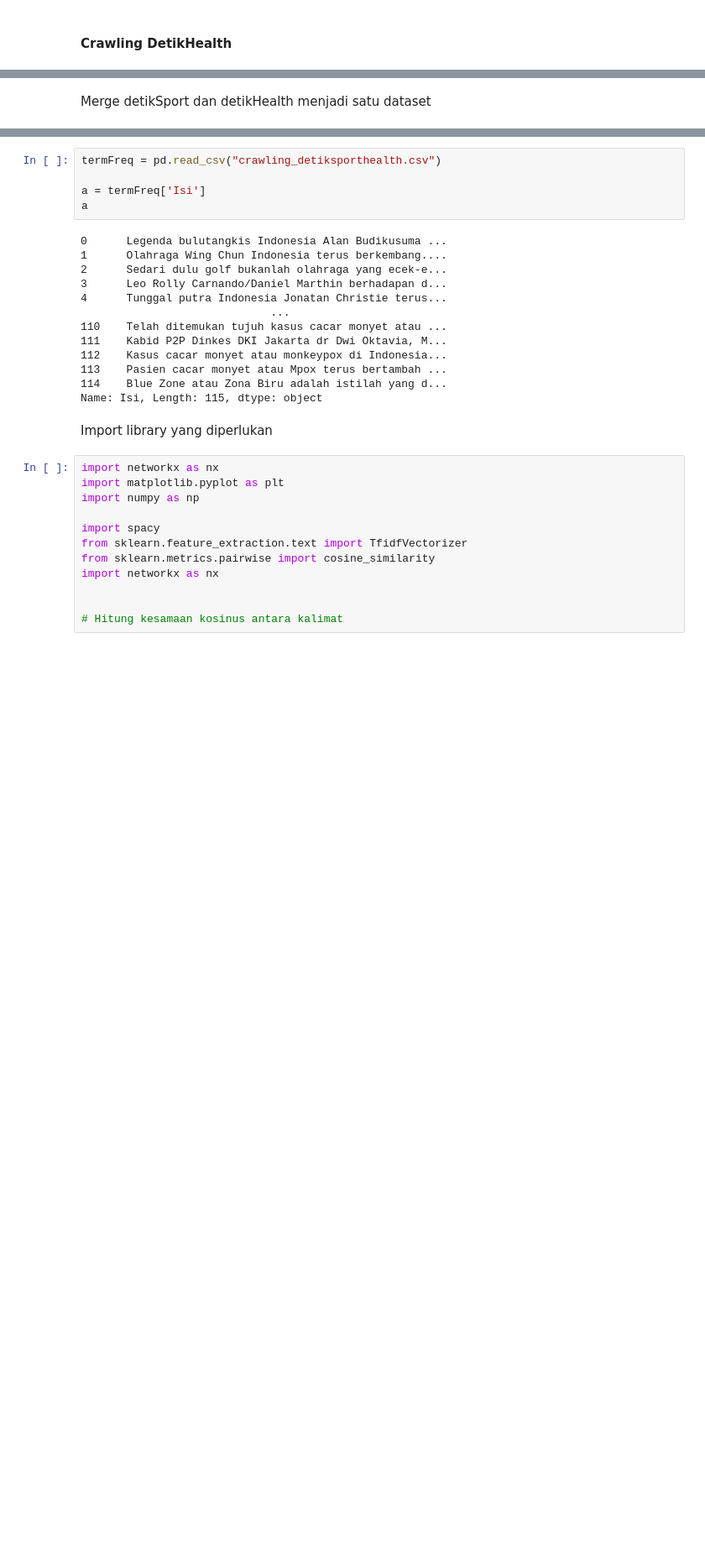
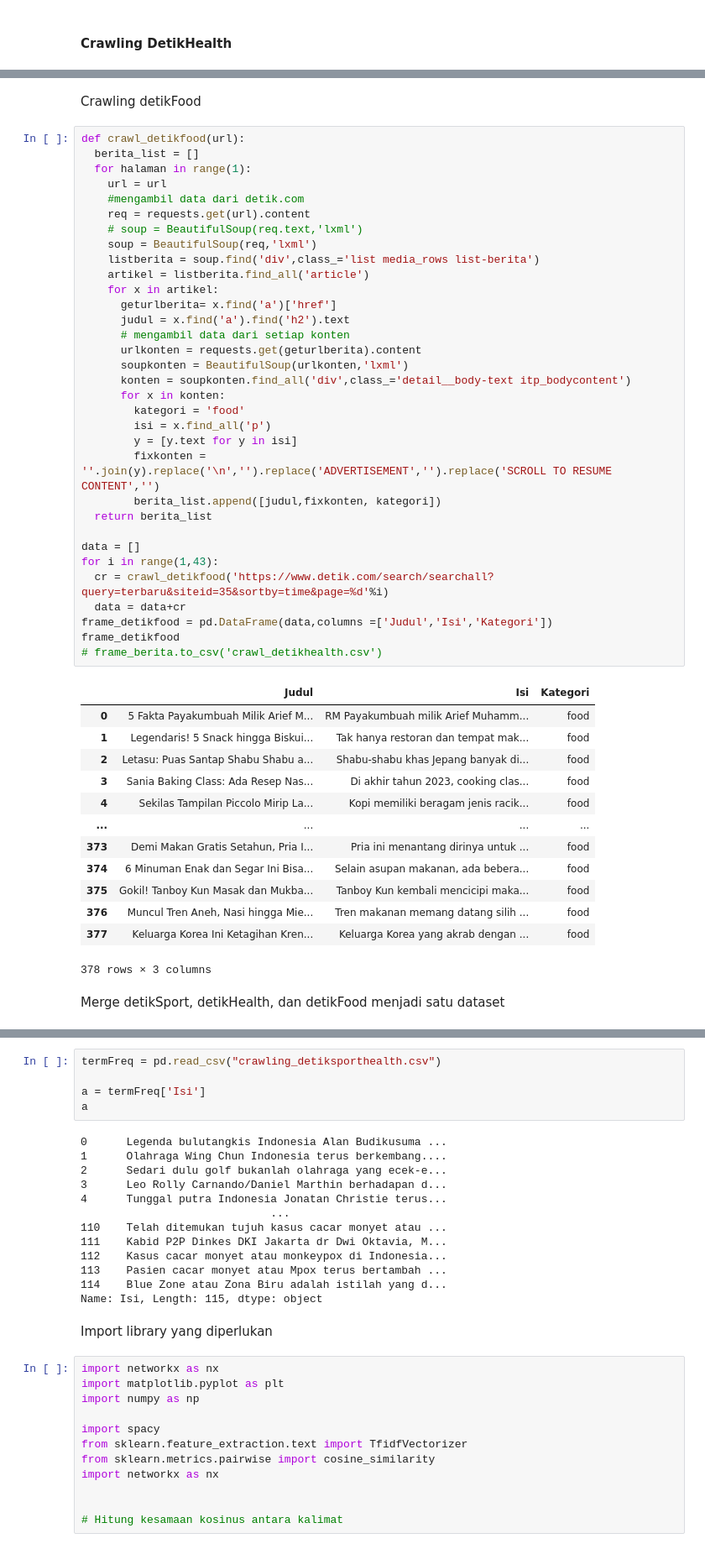
Before and after one commit to ahmadfaikh/jupyter, a Jupyter notebook: _build/jupyter_execute/crawl_detik_fix.ipynb, the cells around one changed output, grey strips where cells are left out. Shown at 84% size. Cells and saved outputs as stored; diff of their text form; blank space fills up the shorter version.

```diff
--- a/_build/jupyter_execute/crawl_detik_fix.ipynb
+++ b/_build/jupyter_execute/crawl_detik_fix.ipynb
@@ -125,3 +103,52 @@ frame_detikhealth
+# %% [markdown]
+Crawling detikFood
+# %%
+def crawl_detikfood(url):
+  berita_list = []
+  for halaman in range(1):
+    url = url
+    #mengambil data dari detik.com
+    req = requests.get(url).content
+    # soup = BeautifulSoup(req.text,'lxml')
+    soup = BeautifulSoup(req,'lxml')
+    listberita = soup.find('div',class_='list media_rows list-berita')
+    artikel = listberita.find_all('article')
+    for x in artikel:
+      geturlberita= x.find('a')['href']
+      judul = x.find('a').find('h2').text
+      # mengambil data dari setiap konten
+      urlkonten = requests.get(geturlberita).content
+      soupkonten = BeautifulSoup(urlkonten,'lxml')
+      konten = soupkonten.find_all('div',class_='detail__body-text itp_bodycontent')
+      for x in konten:
+        kategori = 'food'
+        isi = x.find_all('p')
+        y = [y.text for y in isi]
+        fixkonten = ''.join(y).replace('\n','').replace('ADVERTISEMENT','').replace('SCROLL TO RESUME CONTENT','')
+        berita_list.append([judul,fixkonten, kategori])
+  return berita_list
+
+data = []
+for i in range(1,43):
+  cr = crawl_detikfood('https://www.detik.com/search/searchall?query=terbaru&siteid=35&sortby=time&page=%d'%i)
+  data = data+cr
+frame_detikfood = pd.DataFrame(data,columns =['Judul','Isi','Kategori'])
+frame_detikfood
+# frame_berita.to_csv('crawl_detikhealth.csv')
+# %% [output]
+|  | Judul | Isi | Kategori |
+| 0 | 5 Fakta Payakumbuah Milik Arief M... | RM Payakumbuah milik Arief Muhamm... | food |
+| 1 | Legendaris! 5 Snack hingga Biskui... | Tak hanya restoran dan tempat mak... | food |
+| 2 | Letasu: Puas Santap Shabu Shabu a... | Shabu-shabu khas Jepang banyak di... | food |
+| 3 | Sania Baking Class: Ada Resep Nas... | Di akhir tahun 2023, cooking clas... | food |
+| 4 | Sekilas Tampilan Piccolo Mirip La... | Kopi memiliki beragam jenis racik... | food |
+| ... | ... | ... | ... |
+| 373 | Demi Makan Gratis Setahun, Pria I... | Pria ini menantang dirinya untuk ... | food |
+| 374 | 6 Minuman Enak dan Segar Ini Bisa... | Selain asupan makanan, ada bebera... | food |
+| 375 | Gokil! Tanboy Kun Masak dan Mukba... | Tanboy Kun kembali mencicipi maka... | food |
+| 376 | Muncul Tren Aneh, Nasi hingga Mie... | Tren makanan memang datang silih ... | food |
+| 377 | Keluarga Korea Ini Ketagihan Kren... | Keluarga Korea yang akrab dengan ... | food |
+378 rows × 3 columns
 # %% [markdown]
-Merge detikSport dan detikHealth menjadi satu dataset
+Merge detikSport, detikHealth, dan detikFood menjadi satu dataset
 # %%
```
Also changed, not shown: parts of 12 cells of this notebook, 31 other files.
